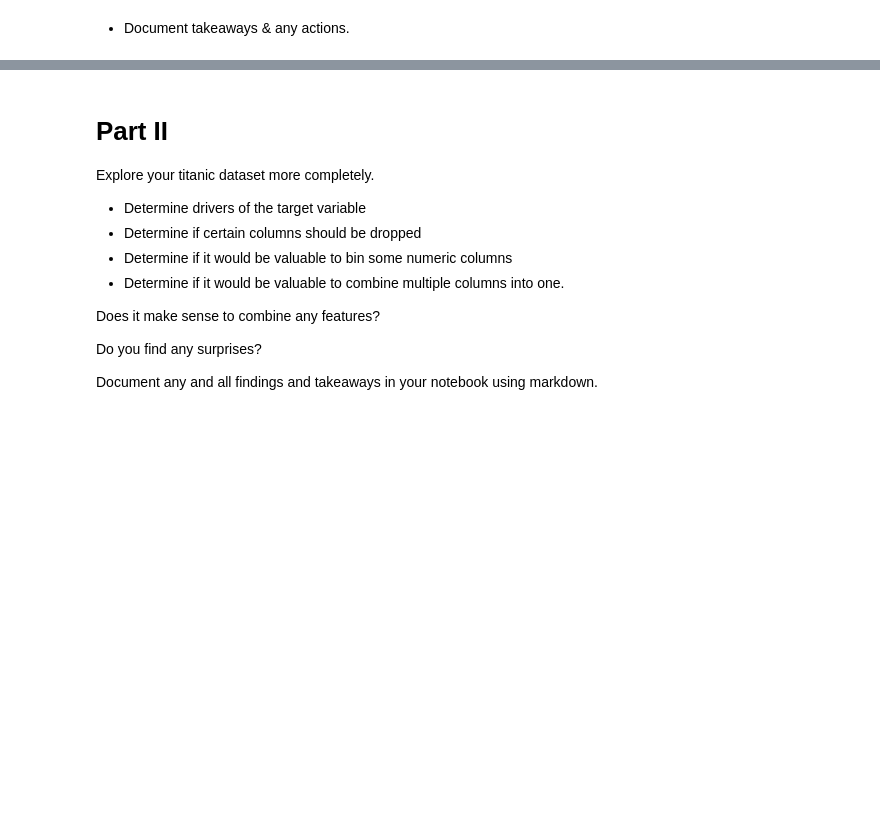
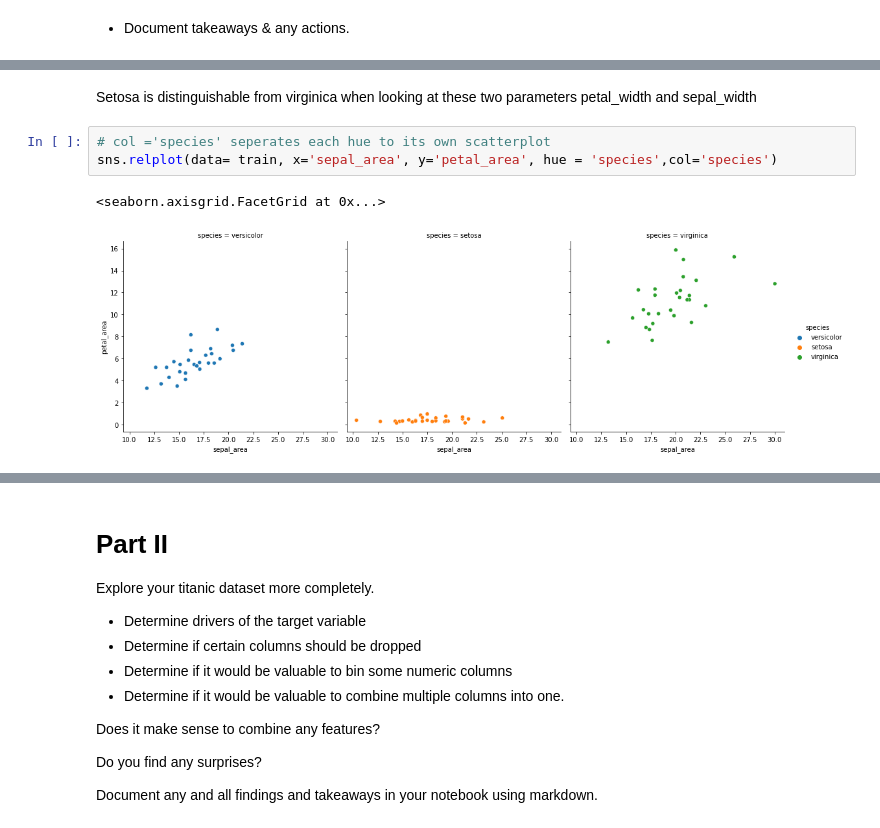
Before and after one commit to Yvette-Ibarra/classification-exercises, a Jupyter notebook: classification_exercises.ipynb, the cells around one changed output, grey strips where cells are left out. Drawn from its saved outputs; the diff is of its cells as text; blank space fills up the shorter version.

```diff
--- a/classification_exercises.ipynb
+++ b/classification_exercises.ipynb
@@ -817,0 +950,8 @@ SyntaxError: invalid syntax (3274444435.py, line 1)
+# %% [markdown]
+Setosa is distinguishable from virginica when looking at these two parameters petal_width and sepal_width
+# %%
+# col ='species' seperates each hue to its own scatterplot
+sns.relplot(data= train, x='sepal_area', y='petal_area', hue = 'species',col='species')
+# %% [output]
+<seaborn.axisgrid.FacetGrid at 0x...>
+[figure, added]
```
Also changed, not shown: parts of 52 cells of this notebook.
